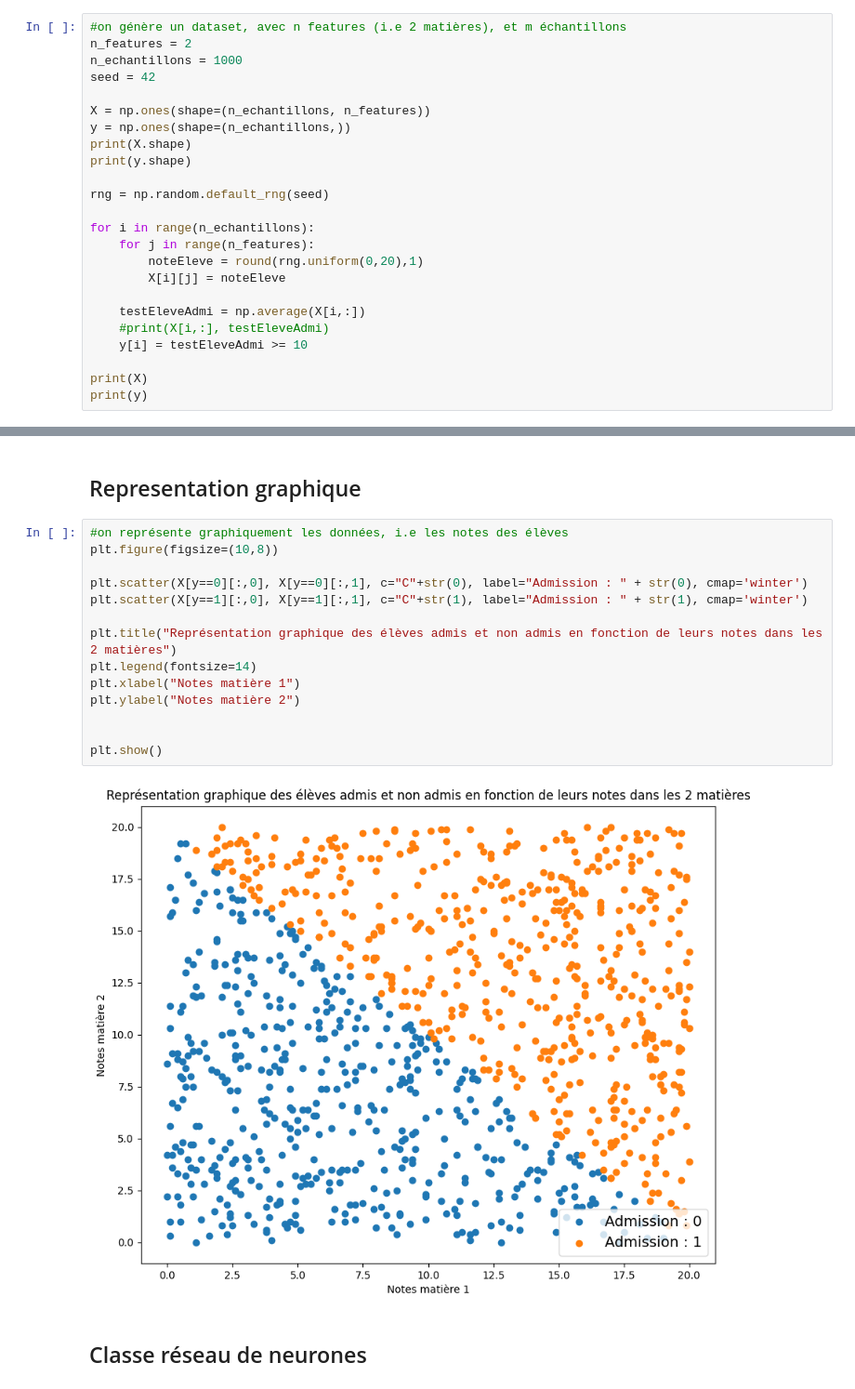
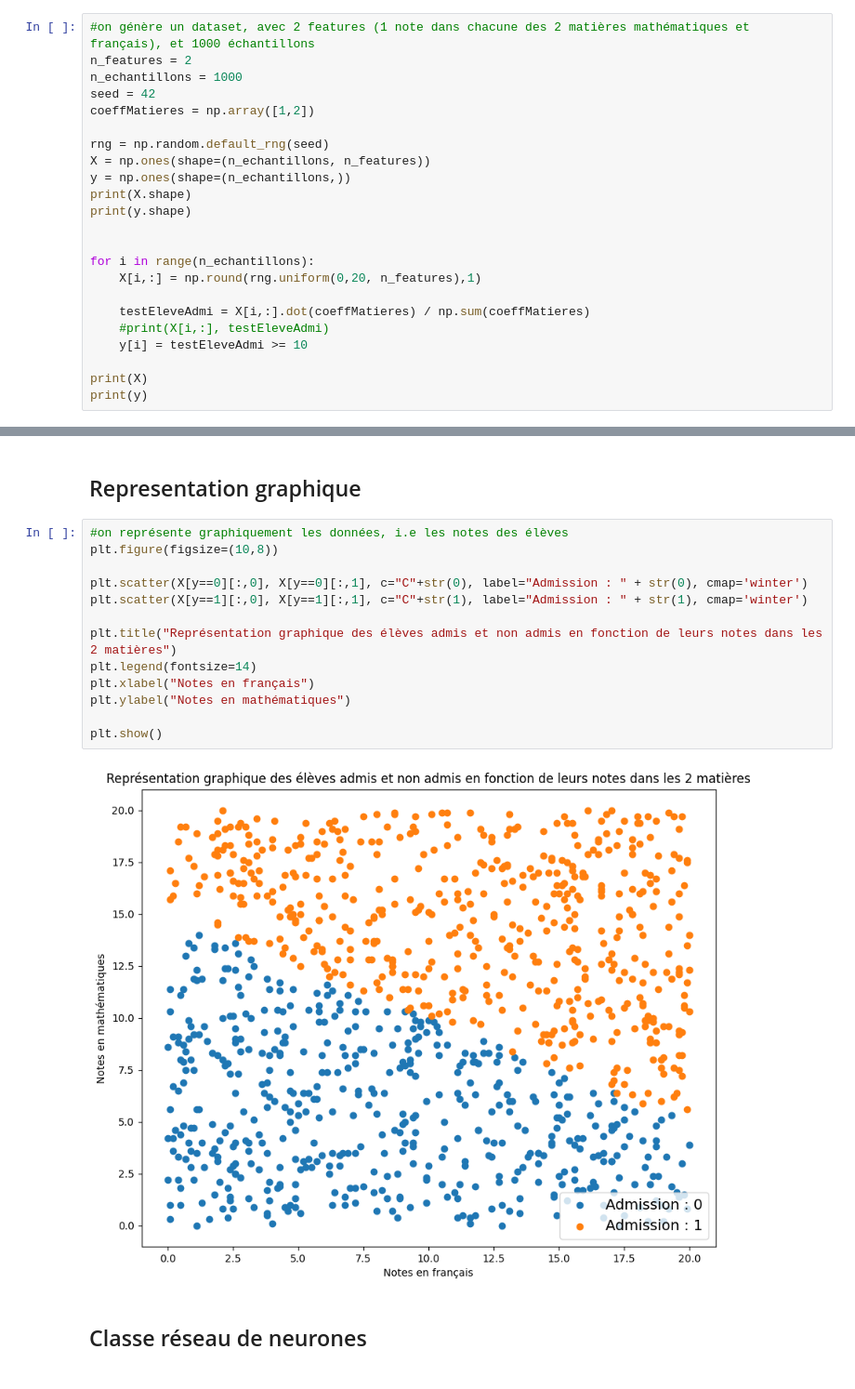
Before and after one commit to DurandAntonin/ProgrammationAvanceeFI3, a Jupyter notebook: src/TP/Exo-PredictionAdmissionsEleves.ipynb, the cells around one changed output, grey strips where cells are left out. Shown: that part at 93% size. Cells and saved outputs as stored; diff of their text form.

```diff
--- a/src/TP/Exo-PredictionAdmissionsEleves.ipynb
+++ b/src/TP/Exo-PredictionAdmissionsEleves.ipynb
@@ -14,24 +15,23 @@ from sklearn.manifold import TSNE
 # %% [markdown]
 ## Data
 # %%
-#on génère un dataset, avec n features (i.e 2 matières), et m échantillons
+#on génère un dataset, avec 2 features (1 note dans chacune des 2 matières mathématiques et français), et 1000 échantillons
 n_features = 2
 n_echantillons = 1000
 seed = 42
+coeffMatieres = np.array([1,2])
 
+rng = np.random.default_rng(seed)
 X = np.ones(shape=(n_echantillons, n_features))
 y = np.ones(shape=(n_echantillons,))
 print(X.shape)
 print(y.shape)
 
-rng = np.random.default_rng(seed)
 
 for i in range(n_echantillons):
-    for j in range(n_features):
-        noteEleve = round(rng.uniform(0,20),1)
-        X[i][j] = noteEleve
+    X[i,:] = np.round(rng.uniform(0,20, n_features),1)
 
-    testEleveAdmi = np.average(X[i,:])
+    testEleveAdmi = X[i,:].dot(coeffMatieres) / np.sum(coeffMatieres)
     #print(X[i,:], testEleveAdmi)
     y[i] = testEleveAdmi >= 10
 
@@ -60,19 +93,18 @@ print(y)
 # %%
 #on représente graphiquement les données, i.e les notes des élèves
 plt.figure(figsize=(10,8))
 
 plt.scatter(X[y==0][:,0], X[y==0][:,1], c="C"+str(0), label="Admission : " + str(0), cmap='winter')
 plt.scatter(X[y==1][:,0], X[y==1][:,1], c="C"+str(1), label="Admission : " + str(1), cmap='winter')
 
 plt.title("Représentation graphique des élèves admis et non admis en fonction de leurs notes dans les 2 matières")
 plt.legend(fontsize=14)
-plt.xlabel("Notes matière 1")
-plt.ylabel("Notes matière 2")
-
+plt.xlabel("Notes en français")
+plt.ylabel("Notes en mathématiques")
 
 plt.show()
 # %% [output]
-[figure, old version]
+[figure, new version]
 # %% [markdown]
 ## Classe réseau de neurones
 # %%
```
Also changed, not shown: parts of 14 cells of this notebook, 2 other files.
